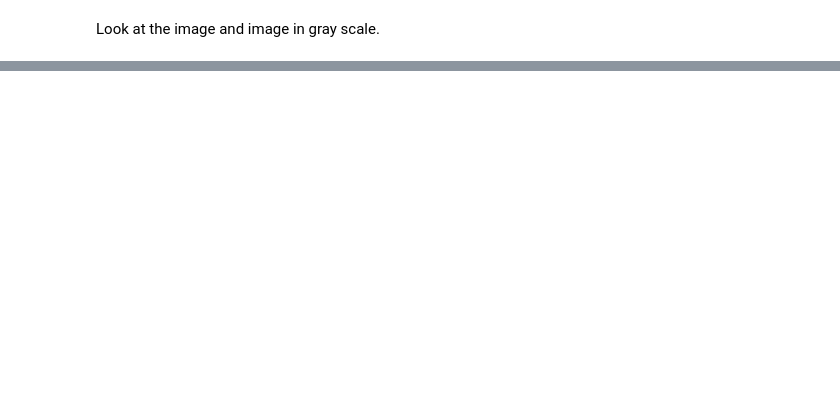
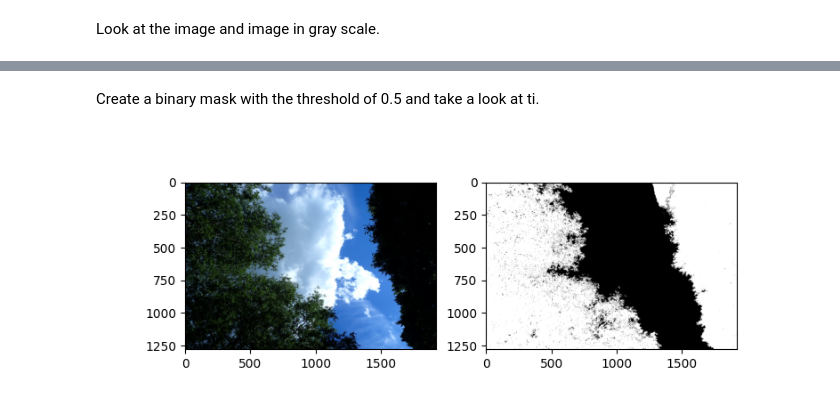
Before and after one commit to joejcollins/atlanta-shore, a Jupyter notebook: notebooks/canopy_cover.ipynb, the cells around one changed output, grey strips where cells are left out. Cells and saved outputs as stored; diff of their text form; code cells hidden in the pictures; blank space fills up the shorter version.

```diff
--- a/notebooks/canopy_cover.ipynb
+++ b/notebooks/canopy_cover.ipynb
@@ -38,0 +66,17 @@ histogram, bin_edges = numpy.histogram(canopy_image_in_grayscale, bins=256, rang
+# %% [markdown]
+Create a binary mask with the threshold of 0.5 and take a look at ti.
+# %%
+"""Create the binary mask"""
+THRESHOLD = 0.4
+BINARY_MASK = CANOPY_IMAGE_IN_GRAYSCALE < THRESHOLD
+
+fig, axes = pyplot.subplots(1, 2, figsize=(8, 3))  # Adjust DPI if needed
+axes[0].imshow(CANOPY_IMAGE)
+axes[0].axis('on')
+
+axes[1].imshow(BINARY_MASK, cmap=pyplot.cm.gray)
+axes[1].axis('on')
+
+pyplot.show()
+# %% [output]
+[figure, added]
```
Also changed, not shown: parts of 7 cells of this notebook, 1 other file.
